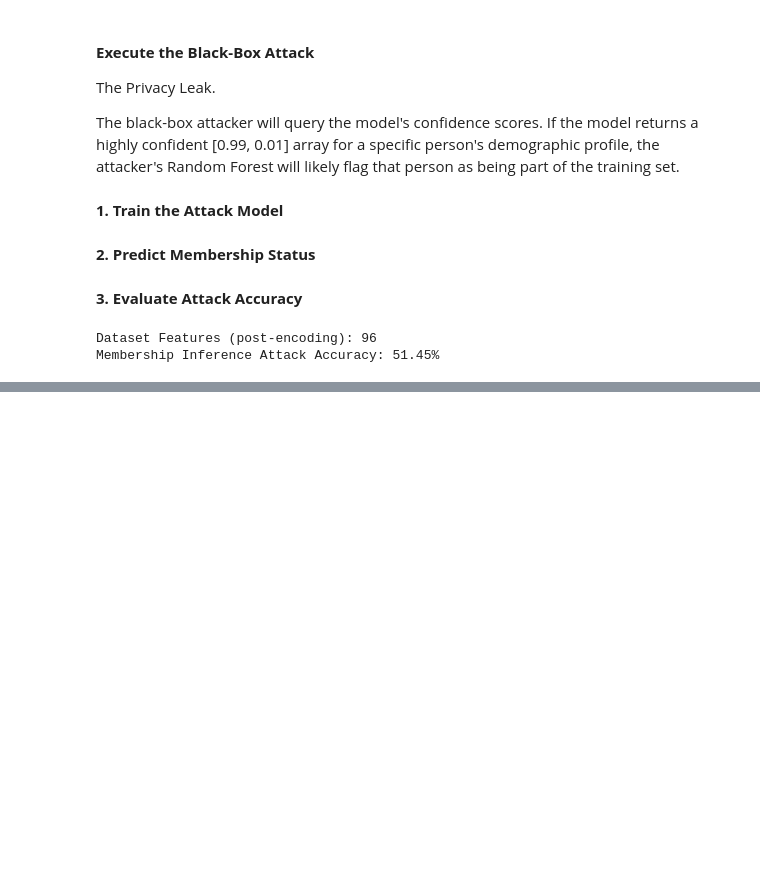
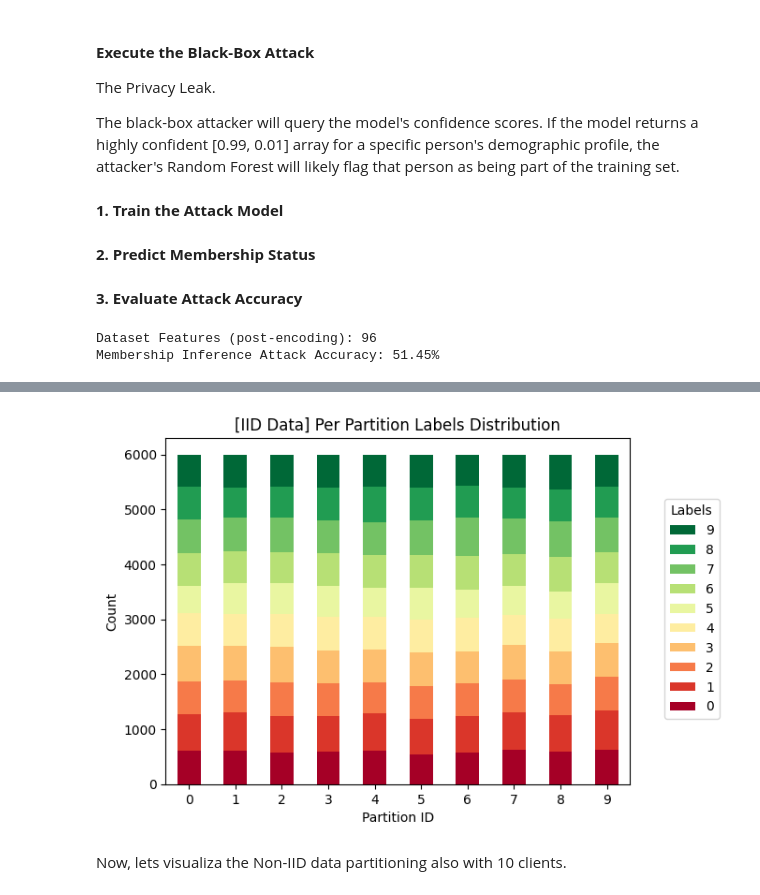
Before and after one commit to eriksonJAguiar/Minicurso-SSBD26-AISec-Privacy, a Jupyter notebook: SBDD26_Minicourse.ipynb, the cells around one changed output, grey strips where cells are left out. Cells and saved outputs as stored; diff of their text form; code cells hidden in the pictures; blank space fills up the shorter version.

```diff
--- a/SBDD26_Minicourse.ipynb
+++ b/SBDD26_Minicourse.ipynb
@@ -820,0 +868,9 @@ Membership Inference Attack Accuracy: 51.45%
+# %%
+data = FederatedDataset(
+    dataset="ylecun/mnist",
+    partitioners={
+        "train": IidPartitioner(num_partitions=10),
+    },
+)
+
+partitioner = data.partitioners["train"]
@@ -820,0 +880,15 @@ Membership Inference Attack Accuracy: 51.45%
+# %%
+fig, ax, df = plot_label_distributions(
+    partitioner,
+    label_name="label",
+    plot_type="bar",
+    size_unit="absolute",
+    partition_id_axis="x",
+    legend=True,
+    verbose_labels=True,
+    title="[IID Data] Per Partition Labels Distribution",
+)
+# %% [output]
+[figure, added]
+# %% [markdown]
+Now, lets visualiza the Non-IID data partitioning also with 10 clients.
```
Also changed, not shown: parts of 31 cells of this notebook.
